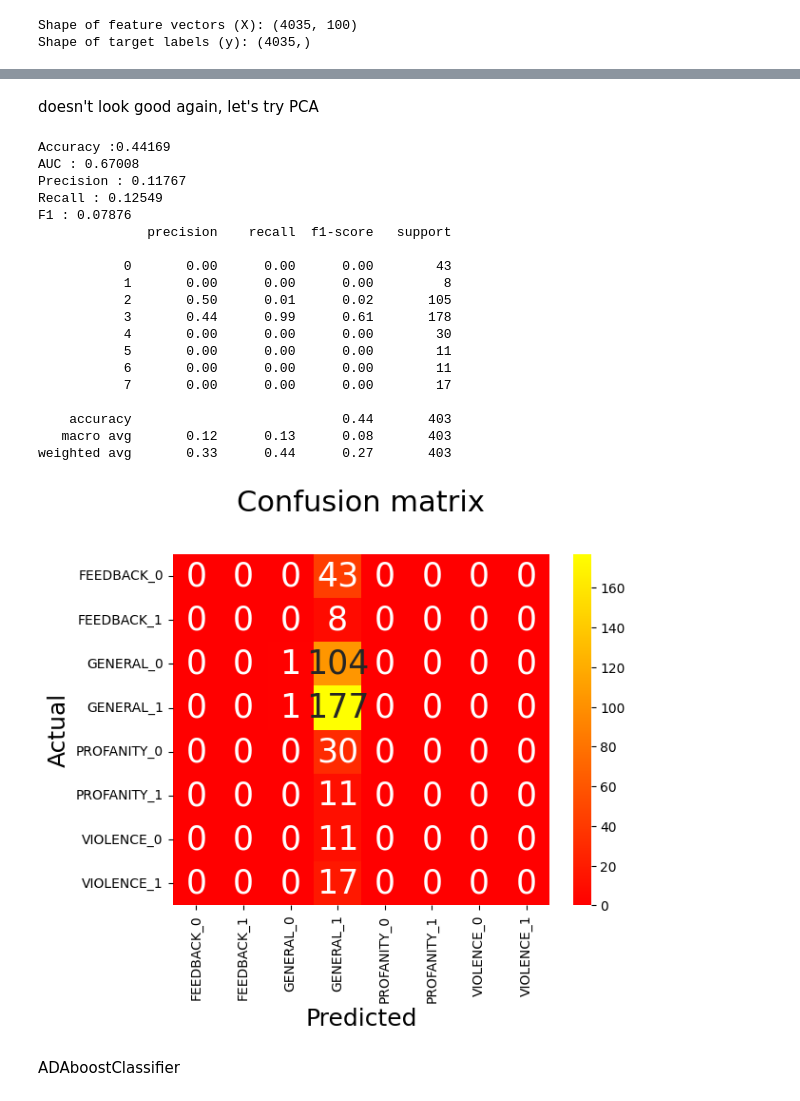
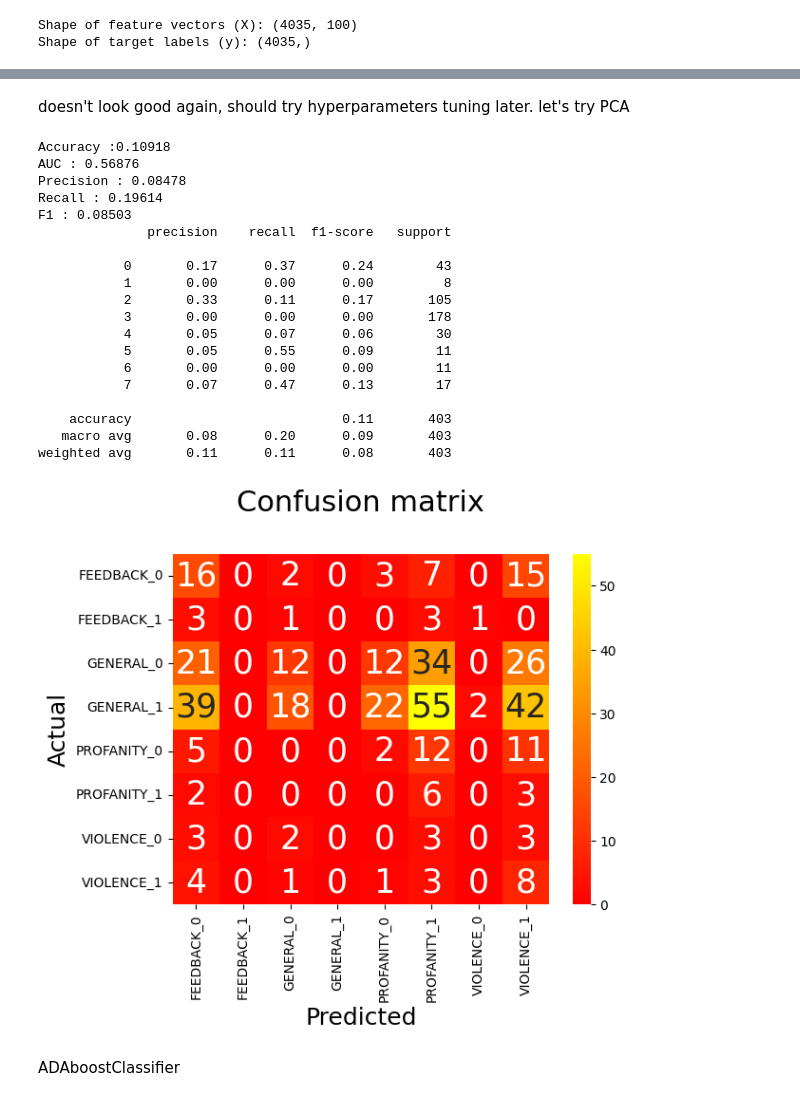
Before and after one commit to angeltamang123/Nepali-Hate-Sentiment-Detection, a Jupyter notebook: Project/Playground/Model_training_v2.ipynb, the cells around one changed output, grey strips where cells are left out. Cells and saved outputs as stored; diff of their text form; code cells hidden in the pictures.

Commit message:
Model Training v2

```diff
--- a/Project/Playground/Model_training_v2.ipynb
+++ b/Project/Playground/Model_training_v2.ipynb
@@ -30,7 +30,7 @@ Which is done default(although the ratio passable) by custom script train_test_v
 
 from train_test_val_split import train_test_val_split
 
-X_train_word2vec, X_test_word2vec, X_val_word2vec, y_train_word2vec, y_test_word2vec, y_val_word2vec = train_test_val_split(df_word2vec)
+X_train_word2vec, X_test_word2vec, X_val_word2vec, y_train_word2vec, y_test_word2vec, y_val_word2vec = train_test_val_split(df_word2vec, test_size=0.15, val_size=0.15)
 # %% [output]
 Shape of feature vectors (X): (4035, 300)
 Shape of target labels (y): (4035,)
@@ -55,8 +55,13 @@ check Model_training_v1 to know target encodeding
 - VIOLENCE_0: 6
 - VIOLENCE_1: 7
 # %%
+from sklearn.utils.class_weight import compute_class_weight
+
+class_weights = compute_class_weight('balanced', classes=np.unique(y_train_word2vec), y=y_train_word2vec)
+class_weights_dict = dict(enumerate(class_weights))
+
 # Training SVC
 
-svc_model = SVC(probability=True)
+svc_model = SVC(probability=True, class_weight=class_weights_dict, random_state=42)
 svc_model.fit(X_train_word2vec,y_train_word2vec)
 # %% [output]
@@ -234,7 +244,7 @@ Shape of target labels (y): (4035,)
 # %%
 # Training SVC
 
-svc_model = SVC(probability=True)
+svc_model = SVC(probability=True, class_weight=class_weights_dict, random_state=42)
 svc_model.fit(X_train_word2vec,y_train_word2vec)
 
 # Scores of SVC
@@ -266,5 +276,5 @@ weighted avg       0.20      0.44      0.27       403
 # %% [markdown]
-doesn't look good again, let's try PCA
+doesn't look good again, should try hyperparameters tuning later. let's try PCA
 # %%
 import pandas as pd
 from sklearn.decomposition import PCA
@@ -287,35 +297,35 @@ X_test_word2vec_pca_df = pd.DataFrame(X_test_word2vec_pca, columns=[f"PC{i+1}" f
 # %%
 # Training SVC_pca
 
-svc_model_pca = SVC(probability=True)
+svc_model_pca = SVC(probability=True, class_weight=class_weights_dict)
 svc_model_pca.fit(X_train_word2vec_pca,y_train_word2vec)
 
 # Scores of SVC_pca
 svc_pca_pred=make_scores(svc_model_pca, X_test_word2vec_pca, y_test_word2vec)
 
 # Confusion Matrix for SVC_pca
 make_confusion_matrix(y_test_word2vec,svc_pca_pred)
 # %% [output]
-Accuracy :0.44169
-AUC : 0.67008
-Precision : 0.11767
-Recall : 0.12549
-F1 : 0.07876
+Accuracy :0.10918
+AUC : 0.56876
+Precision : 0.08478
+Recall : 0.19614
+F1 : 0.08503
               precision    recall  f1-score   support
 
-           0       0.00      0.00      0.00        43
+           0       0.17      0.37      0.24        43
            1       0.00      0.00      0.00         8
-           2       0.50      0.01      0.02       105
-           3       0.44      0.99      0.61       178
-           4       0.00      0.00      0.00        30
-           5       0.00      0.00      0.00        11
+           2       0.33      0.11      0.17       105
+           3       0.00      0.00      0.00       178
+           4       0.05      0.07      0.06        30
+           5       0.05      0.55      0.09        11
            6       0.00      0.00      0.00        11
-           7       0.00      0.00      0.00        17
+           7       0.07      0.47      0.13        17
 
-    accuracy                           0.44       403
-   macro avg       0.12      0.13      0.08       403
-weighted avg       0.33      0.44      0.27       403
+    accuracy                           0.11       403
+   macro avg       0.08      0.20      0.09       403
+weighted avg       0.11      0.11      0.08       403
-[figure, old version]
+[figure, new version]
 # %% [markdown]
 ADAboostClassifier
 # %%
```
Also changed, not shown: parts of 11 cells of this notebook.
